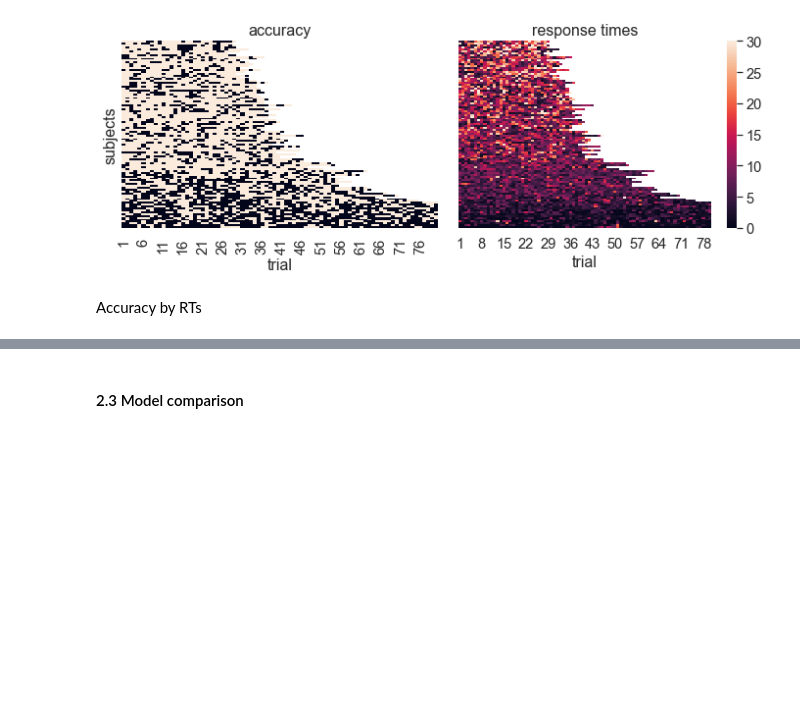
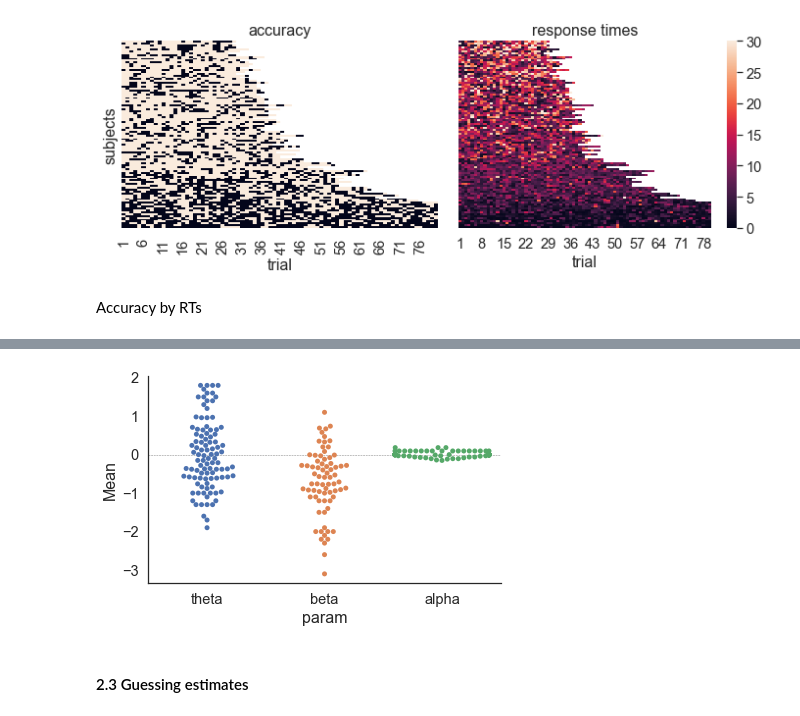
Before and after one commit to ndawlab/mars-irt, a Jupyter notebook: 01_Priors/study02.ipynb, the cells around one changed output, grey strips where cells are left out. Cells and saved outputs as stored; diff of their text form; code cells hidden in the pictures; blank space fills up the shorter version.

Commit message:
update model fits

```diff
--- a/01_Priors/study02.ipynb
+++ b/01_Priors/study02.ipynb
@@ -325,2 +181,14 @@ plt.tight_layout()
+# %%
+## Initialize canvas.
+fig, ax = plt.subplots(1,1,figsize=(6,4))
+
+## Plot parameters.
+sns.swarmplot(x='param', y='Mean', data=summary)
+ax.axhline(0, color='0.5', lw=0.5, linestyle='--', zorder=-1)
+
+sns.despine()
+plt.tight_layout()
+# %% [output]
+[figure, added]
 # %% [markdown]
-#### 2.3 Model comparison
+#### 2.3 Guessing estimates
```
Also changed, not shown: parts of 21 cells of this notebook, 28 other files.
